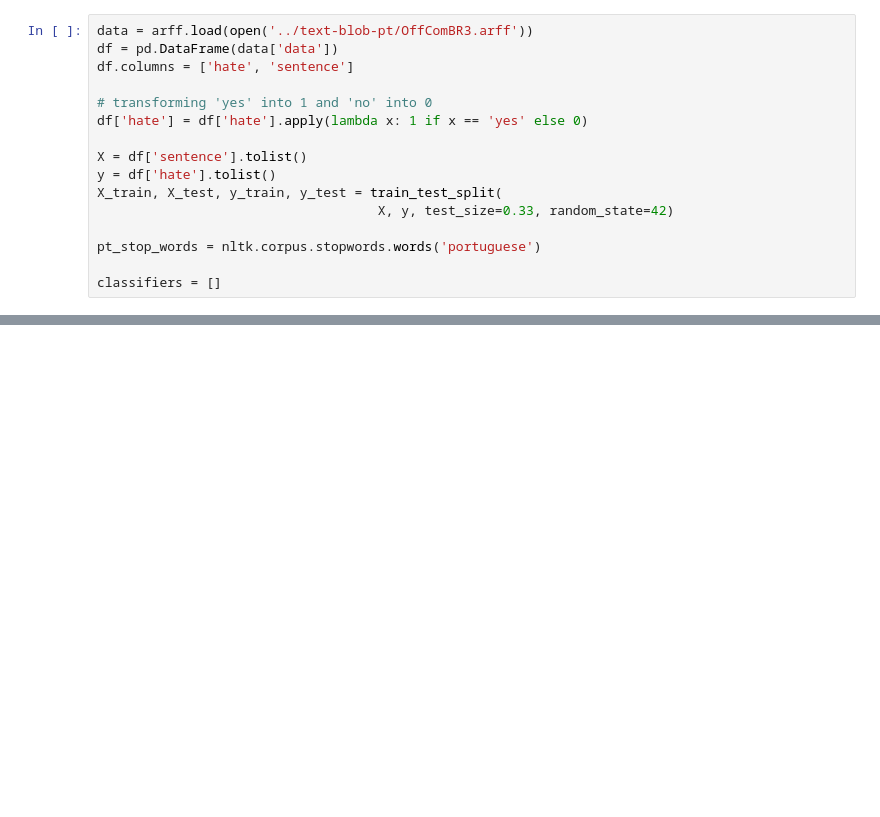
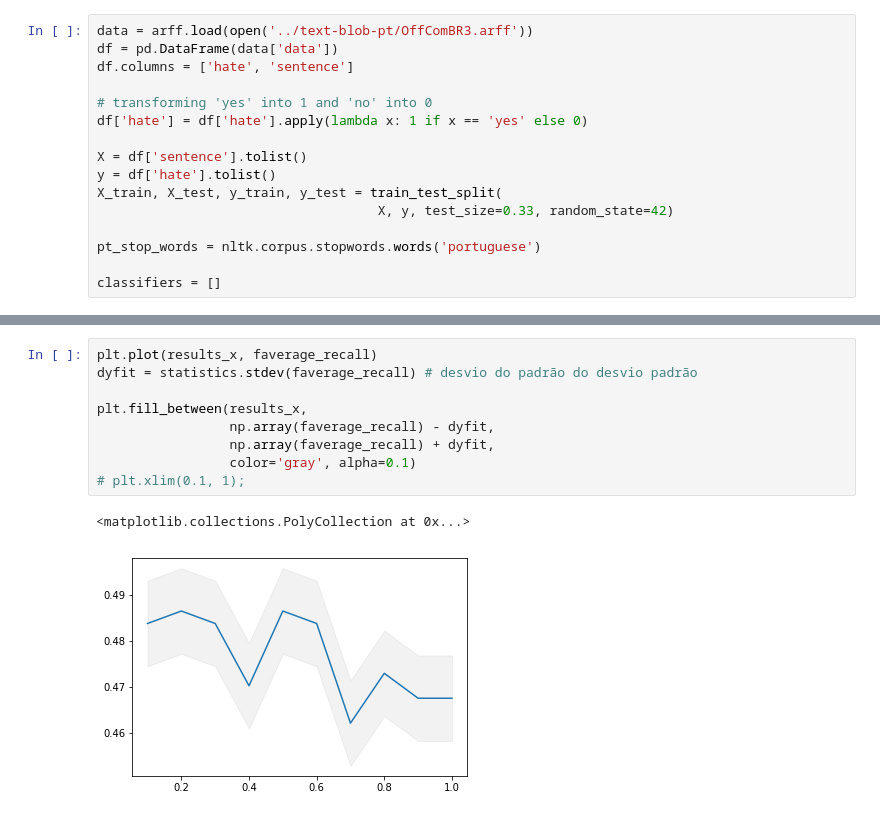
Before and after one commit to lucashm/tcc-1, a Jupyter notebook: voting-classifier/max_df.ipynb, the cells around one changed output, grey strips where cells are left out. Saved outputs shown, nothing was run; the diff lists cells and outputs as text; blank space fills up the shorter version.

```diff
--- a/voting-classifier/max_df.ipynb
+++ b/voting-classifier/max_df.ipynb
@@ -171,0 +184,12 @@ a = pickle.load(file_read)
+# %%
+plt.plot(results_x, faverage_recall)
+dyfit = statistics.stdev(faverage_recall) # desvio do padrão do desvio padrão
+
+plt.fill_between(results_x,
+                 np.array(faverage_recall) - dyfit,
+                 np.array(faverage_recall) + dyfit,
+                 color='gray', alpha=0.1)
+# plt.xlim(0.1, 1);
+# %% [output]
+<matplotlib.collections.PolyCollection at 0x...>
+[figure, added]
```
Also changed, not shown: parts of 13 cells of this notebook, 1 other file.
